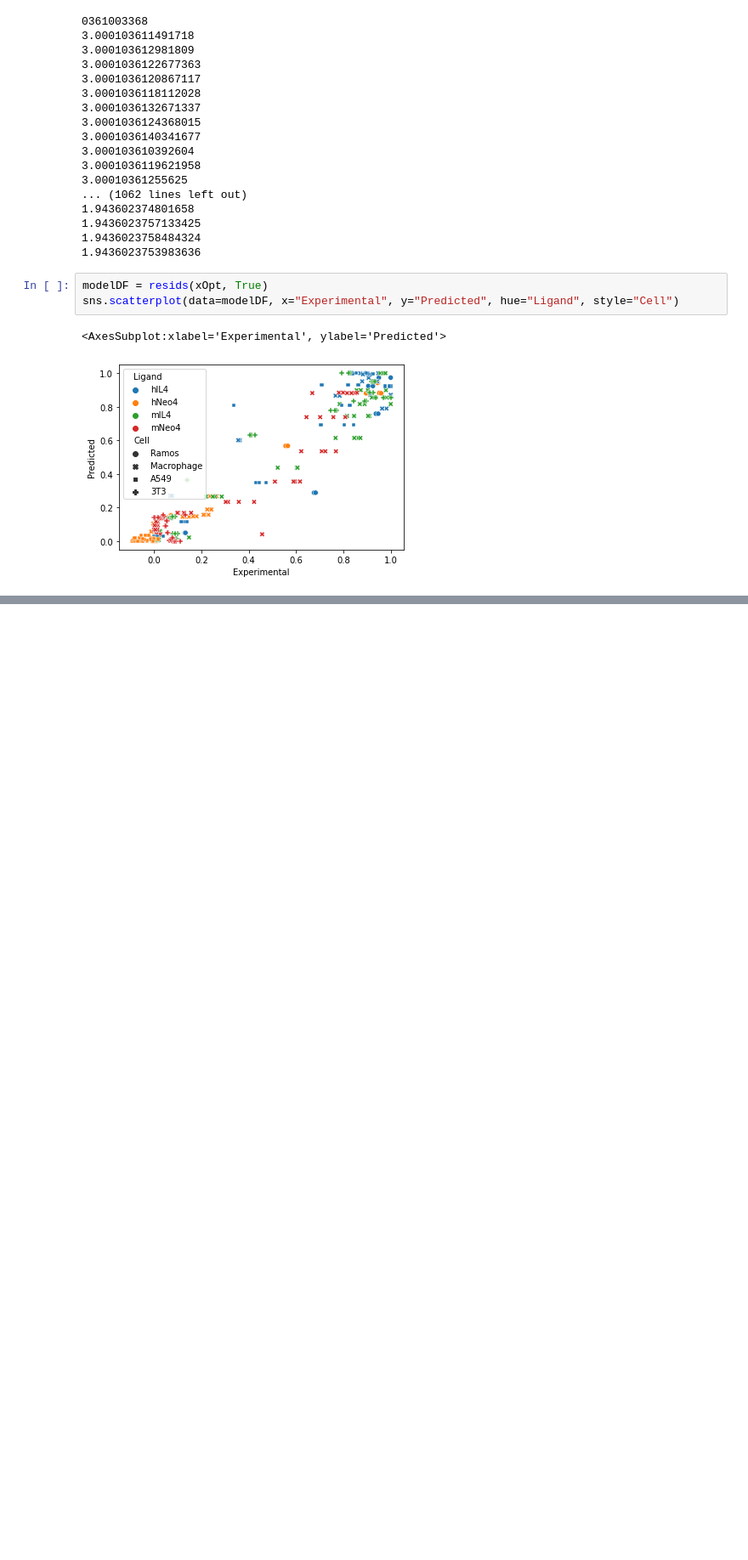
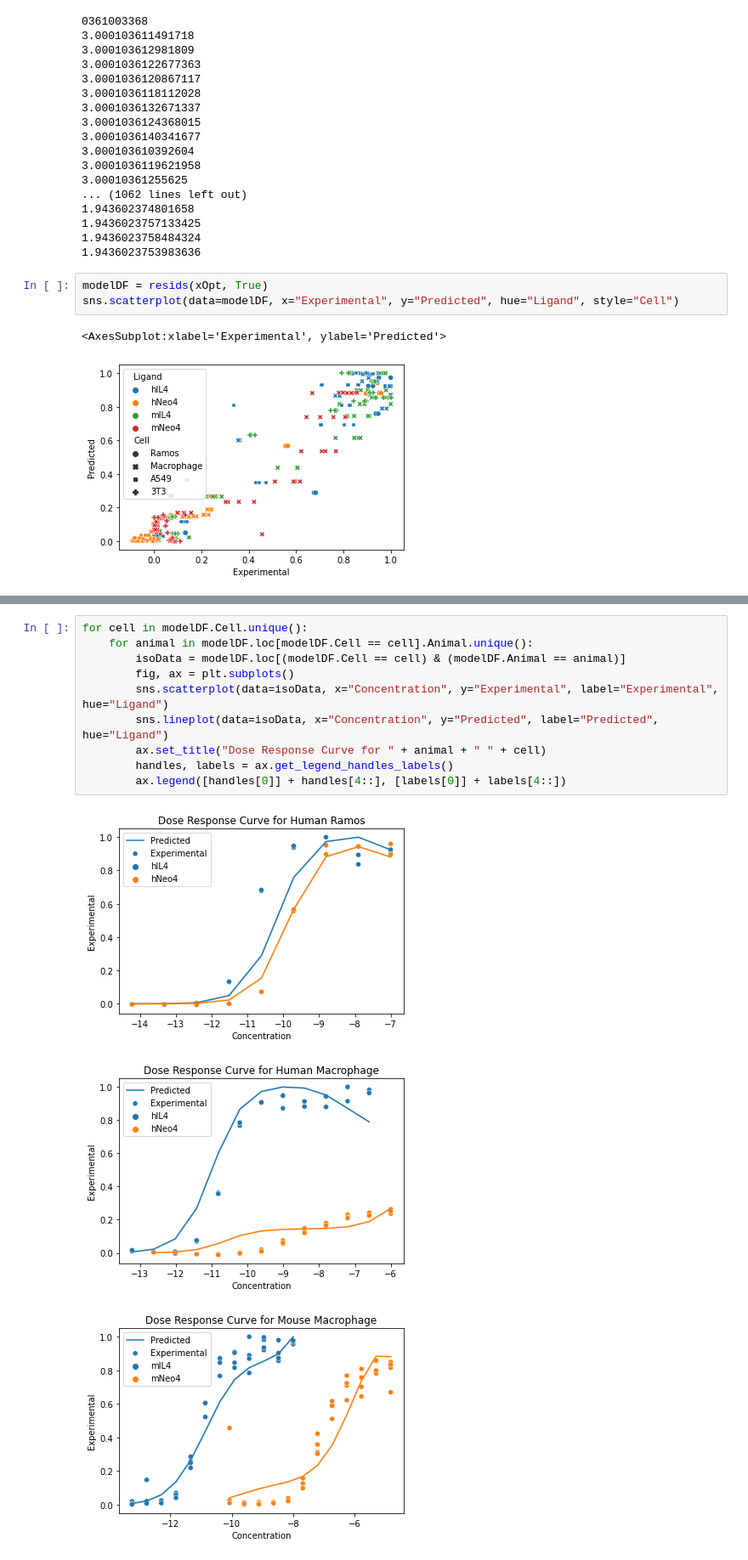
Before and after one commit to meyer-lab/IL4-model, a Jupyter notebook: polyc.ipynb, the cells around one changed output, grey strips where cells are left out. Shown: that part at 85% size. Drawn from its saved outputs; the diff is of its cells as text; blank space fills up the shorter version.

Commit message:
Dose Response Done (#7)

```diff
--- a/polyc.ipynb
+++ b/polyc.ipynb
@@ -79,0 +98,14 @@ sns.scatterplot(data=modelDF, x="Experimental", y="Predicted", hue="Ligand", sty
+# %%
+for cell in modelDF.Cell.unique():
+    for animal in modelDF.loc[modelDF.Cell == cell].Animal.unique():
+        isoData = modelDF.loc[(modelDF.Cell == cell) & (modelDF.Animal == animal)]
+        fig, ax = plt.subplots()
+        sns.scatterplot(data=isoData, x="Concentration", y="Experimental", label="Experimental", hue="Ligand")
+        sns.lineplot(data=isoData, x="Concentration", y="Predicted", label="Predicted", hue="Ligand")
+        ax.set_title("Dose Response Curve for " + animal + " " + cell)
+        handles, labels = ax.get_legend_handles_labels()
+        ax.legend([handles[0]] + handles[4::], [labels[0]] + labels[4::])
+# %% [output]
+[figure, added]
+[figure, added]
+[figure, added]
```
Also changed, not shown: parts of 3 cells of this notebook.
